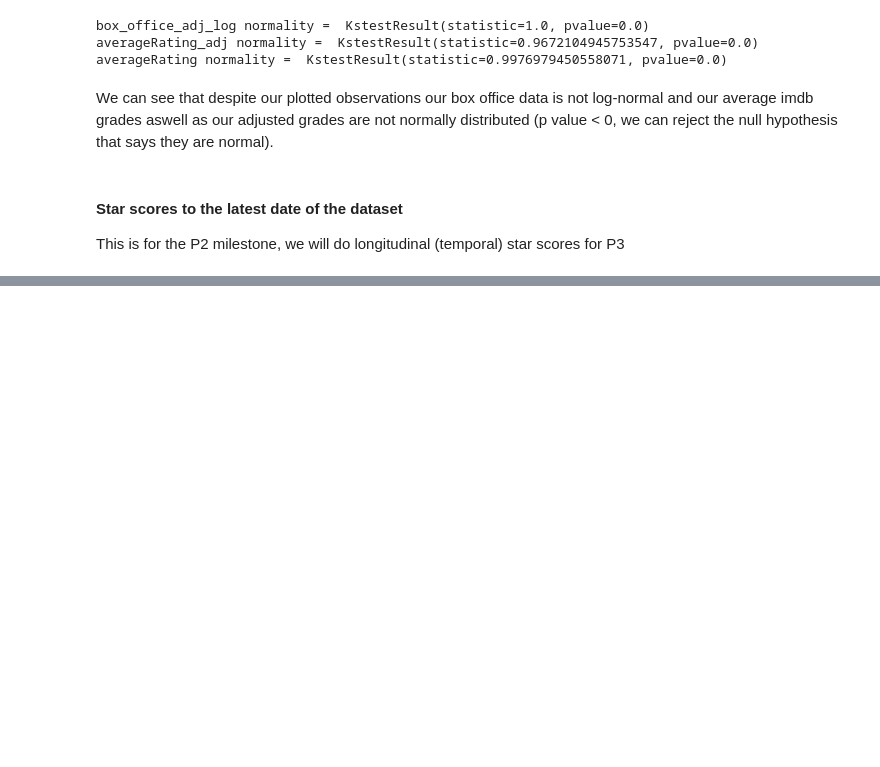
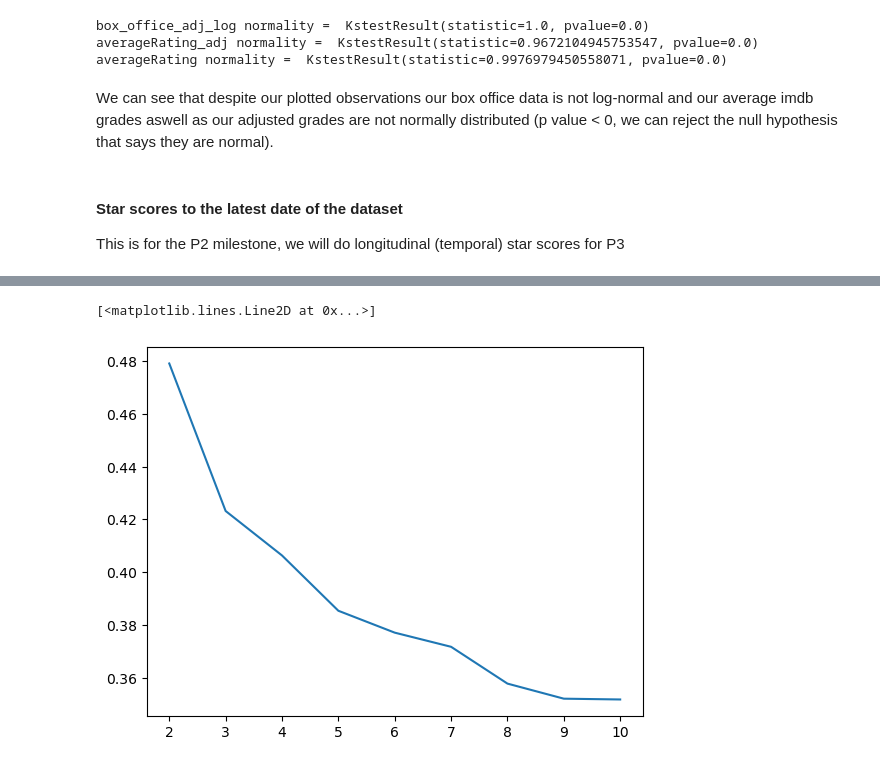
Before and after one commit to louisleger/ada-final-project, a Jupyter notebook: src/star_score.ipynb, the cells around one changed output, grey strips where cells are left out. Cells and saved outputs as stored; diff of their text form; code cells hidden in the pictures; blank space fills up the shorter version.

```diff
--- a/src/star_score.ipynb
+++ b/src/star_score.ipynb
@@ -162,0 +255,26 @@ star_scores.sample()
+# %%
+X = star_scores[{'rev_sum','grade_sum'}].apply('log')
+# %%
+X['rev_sum'] = (X['rev_sum'] - X['rev_sum'].mean())/X['rev_sum'].std()
+X['grade_sum'] = (X['grade_sum'] - X['grade_sum'].mean())/X['grade_sum'].std()
+# %%
+from sklearn.cluster import KMeans
+from sklearn.metrics import silhouette_score
+
+silhouettes = []
+k_min=2
+k_max=10
+# Try multiple k
+for k in range(k_min, k_max+1):
+    # Cluster the data and assigne the labels
+    labels = KMeans(n_clusters=k, random_state=10).fit(X) #create model, train and predict in sequence
+    labels = labels.predict(X)
+    # Get the Silhouette score
+    score = silhouette_score(X, labels)
+    silhouettes.append({"k": k, "score": score})
+silhouettes = pd.DataFrame(silhouettes)
+# %%
+plt.plot(silhouettes.k,silhouettes.score)
+# %% [output]
+[<matplotlib.lines.Line2D at 0x...>]
+[figure, added]
```
Also changed, not shown: parts of 16 cells of this notebook, 1 other file.
